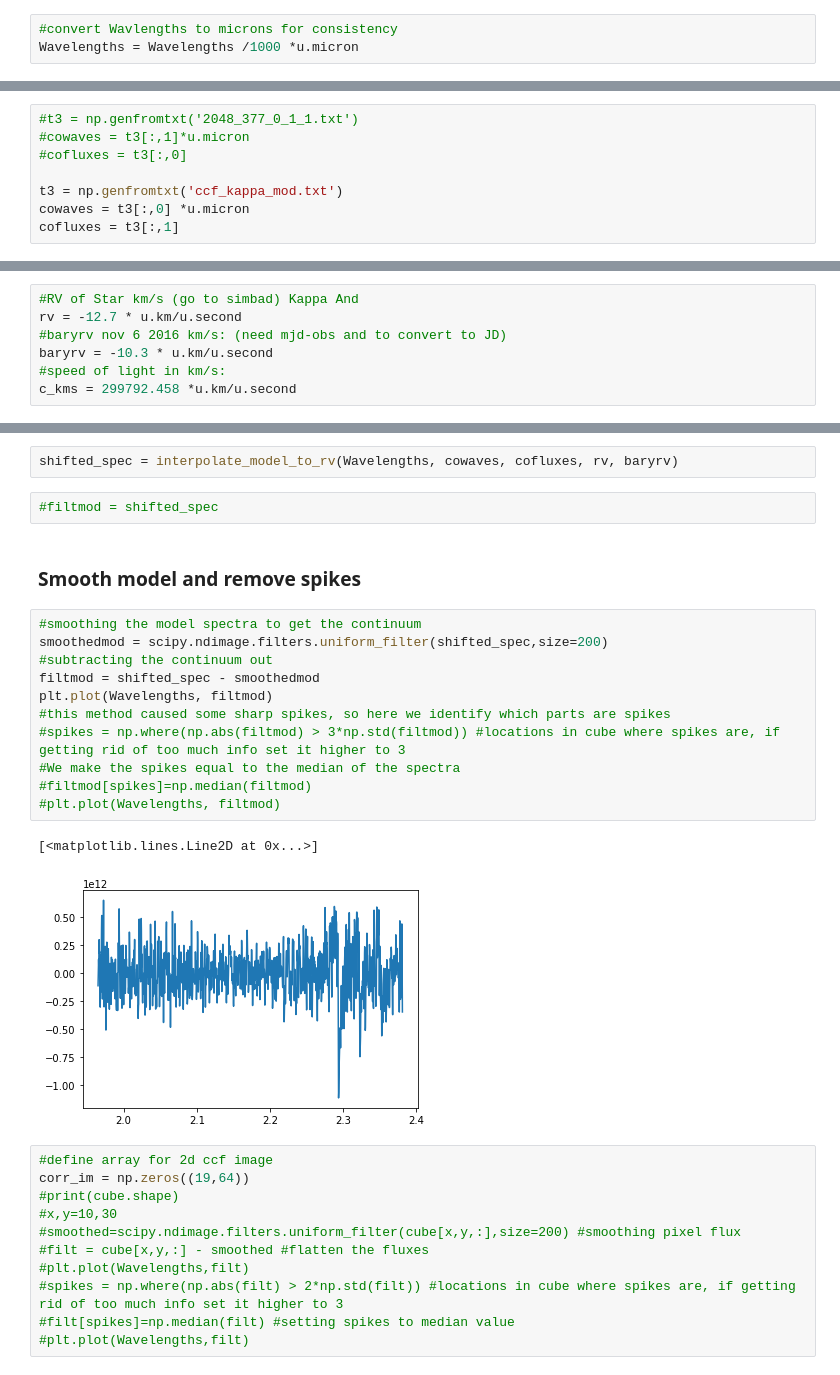
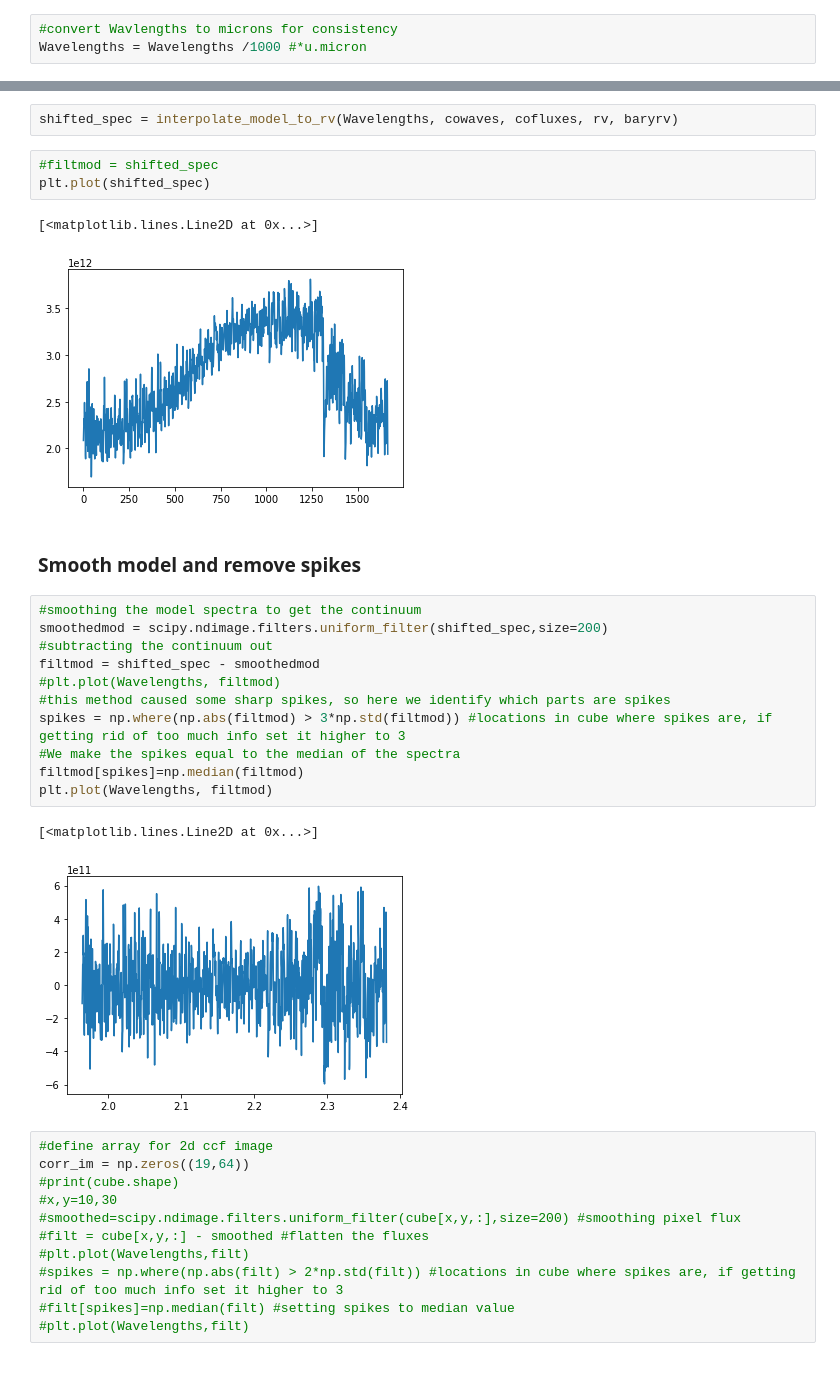
Before and after one commit to k2wilcomb/CCF, a Jupyter notebook: ccf.py.ipynb, the cells around one changed output, grey strips where cells are left out. Drawn from its saved outputs; the diff is of its cells as text.

```diff
--- a/ccf.py.ipynb
+++ b/ccf.py.ipynb
@@ -87,15 +97,7 @@ Wavelengths
 $[1965,~1965.25,~1965.5,~\dots,~2380.5,~2380.75,~2381] \; \mathrm{nm}$
 # %%
 #convert Wavlengths to microns for consistency
-Wavelengths = Wavelengths /1000 *u.micron
+Wavelengths = Wavelengths /1000 #*u.micron
 # %% [markdown]
 ### Need model to cross correlate for the planet signal
 #### Model needs to be close in spectral type to planet you're searching for
-# %%
-#t3 = np.genfromtxt('2048_377_0_1_1.txt')
-#cowaves = t3[:,1]*u.micron
-#cofluxes = t3[:,0]
-
-t3 = np.genfromtxt('ccf_kappa_mod.txt')
-cowaves = t3[:,0] *u.micron
-cofluxes = t3[:,1]
@@ -116,10 +104,3 @@ plt.xlim([1,3])
-# %%
-#RV of Star km/s (go to simbad) Kappa And
-rv = -12.7 * u.km/u.second
-#baryrv nov 6 2016 km/s: (need mjd-obs and to convert to JD)
-baryrv = -10.3 * u.km/u.second
-#speed of light in km/s:
-c_kms = 299792.458 *u.km/u.second
 # %% [markdown]
 ### Interpolate model to match RV
 # %%
@@ -140,22 +121,26 @@ def interpolate_model_to_rv(wavelengths, modwaves, fluxes, rv, baryrv):
 shifted_spec = interpolate_model_to_rv(Wavelengths, cowaves, cofluxes, rv, baryrv)
 # %%
 #filtmod = shifted_spec
+plt.plot(shifted_spec)
+# %% [output]
+[<matplotlib.lines.Line2D at 0x...>]
+[figure, added]
 # %% [markdown]
 ### Smooth model and remove spikes
 # %%
 #smoothing the model spectra to get the continuum
 smoothedmod = scipy.ndimage.filters.uniform_filter(shifted_spec,size=200)
 #subtracting the continuum out
 filtmod = shifted_spec - smoothedmod
+#plt.plot(Wavelengths, filtmod)
+#this method caused some sharp spikes, so here we identify which parts are spikes
+spikes = np.where(np.abs(filtmod) > 3*np.std(filtmod)) #locations in cube where spikes are, if getting rid of too much info set it higher to 3
+#We make the spikes equal to the median of the spectra
+filtmod[spikes]=np.median(filtmod)
 plt.plot(Wavelengths, filtmod)
-#this method caused some sharp spikes, so here we identify which parts are spikes
-#spikes = np.where(np.abs(filtmod) > 3*np.std(filtmod)) #locations in cube where spikes are, if getting rid of too much info set it higher to 3
-#We make the spikes equal to the median of the spectra
-#filtmod[spikes]=np.median(filtmod)
-#plt.plot(Wavelengths, filtmod)
 # %% [output]
 [<matplotlib.lines.Line2D at 0x...>]
-[figure, old version]
+[figure, new version]
 # %%
 #define array for 2d ccf image
 corr_im = np.zeros((19,64))
```
Also changed, not shown: parts of 9 cells of this notebook, 18 other files.
